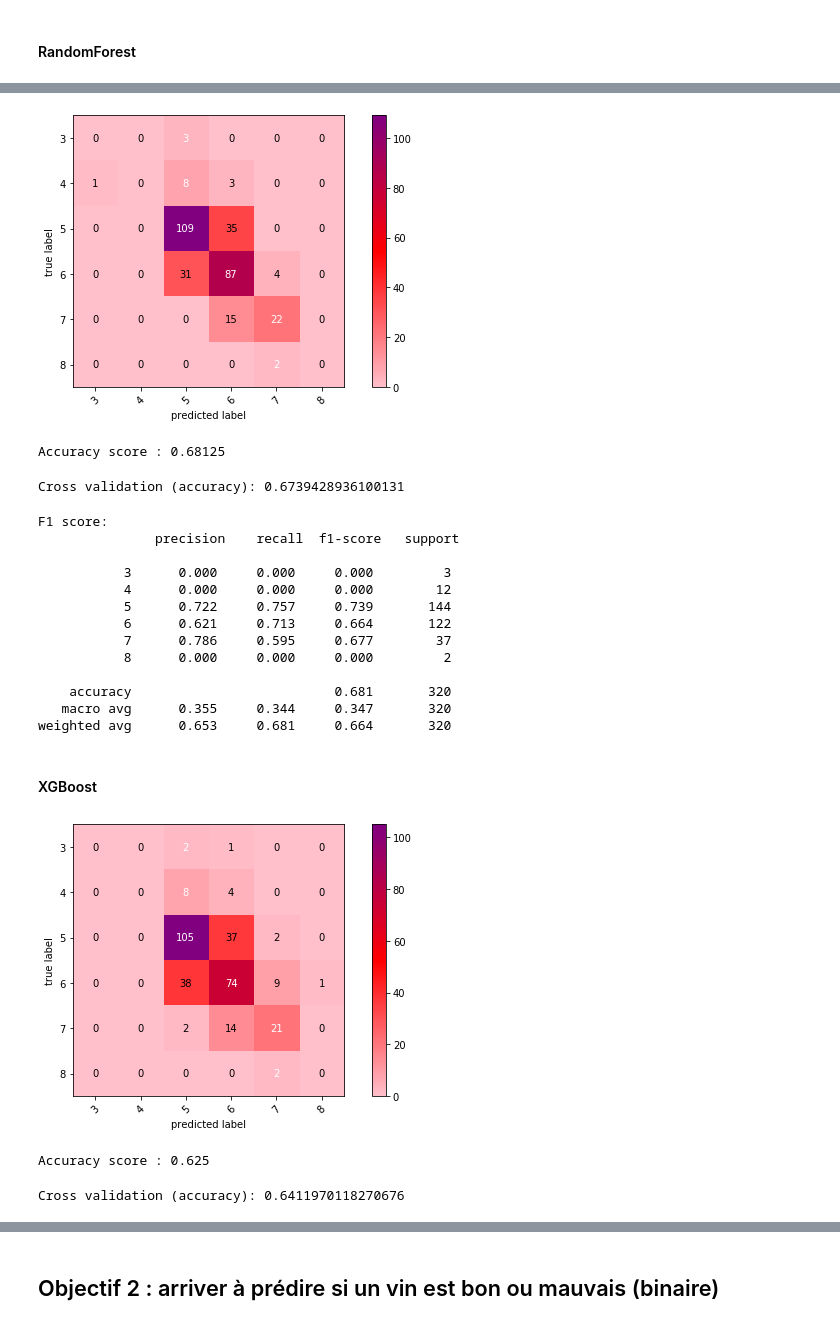
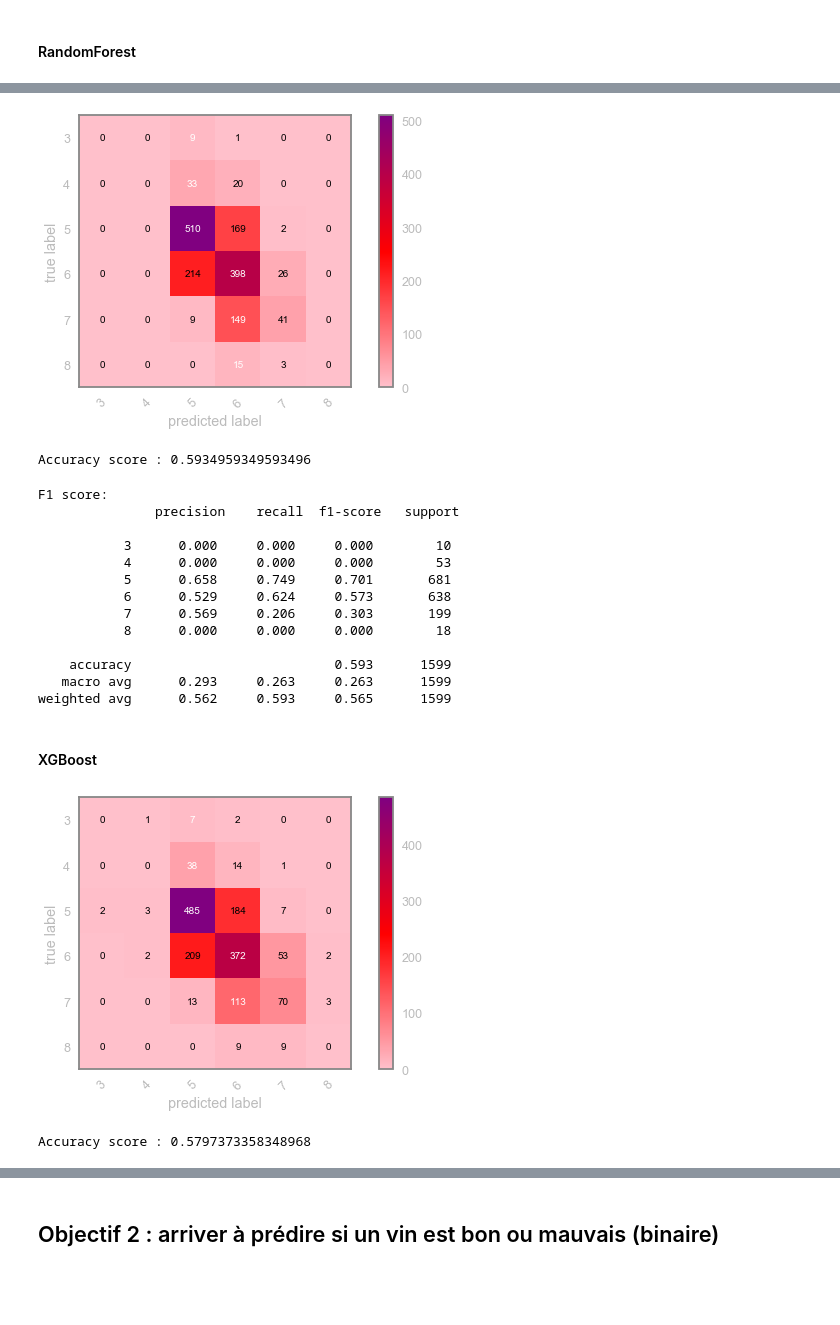
Before and after one commit to alinedebenath/ironhack-datalabs-dataparis0619-pt, a Jupyter notebook: module-3/supervised-learning-project/your-code/my_code.ipynb, the cells around one changed output, grey strips where cells are left out. Drawn from its saved outputs; the diff is of its cells as text; code cells hidden in the pictures; blank space fills up the shorter version.

```diff
--- a/module-3/supervised-learning-project/your-code/my_code.ipynb
+++ b/module-3/supervised-learning-project/your-code/my_code.ipynb
@@ -79,0 +108,2 @@ plt.show()
+# %%
+wine.drop(columns=['free sulfur dioxide','pH'], inplace=True)
@@ -164,39 +249,38 @@ pred_rfc = rfc.predict(X_dev)
+# %%
+rfc = RandomForestClassifier(n_estimators=20, bootstrap=True,
+criterion='gini', max_depth=5,max_features=3,min_samples_split=10)
+pred_rfc=cross_val_predict(rfc, X, y, cv=10)
 # %%
-cm = confusion_matrix(y_dev, pred_rfc)
-fig, ax = plot_confusion_matrix(conf_mat=cm, class_names=linearsvc.classes_,figsize=(10, 5), cmap=cmap2, colorbar=True)
+cm = confusion_matrix(y, pred_rfc)
+fig, ax = plot_confusion_matrix(conf_mat=cm, class_names=['3','4','5','6','7','8'],figsize=(10, 5), cmap=cmap2, colorbar=True)
 b, t = plt.ylim()
 b += 0.5
 t -= 0.5
 plt.ylim(b, t)
 plt.savefig('confusion_matrix_obj1_RFC.png')
 plt.show()
 # %% [output]
-[figure, old version]
+[figure, new version]
 # %%
-print('Accuracy score :',accuracy_score(y_dev, pred_rfc))
+print('Accuracy score :',accuracy_score(y, pred_rfc))
 # %% [output]
-Accuracy score : 0.68125
+Accuracy score : 0.5934959349593496
-# %%
-rfc_eval = cross_val_score(estimator = rfc, X = X_train0, y = y_train0, cv=5, scoring='accuracy')
-print('Cross validation (accuracy):',rfc_eval.mean())
-# %% [output]
-Cross validation (accuracy): 0.6739428936100131
 # %%
-print('F1 score:\n',classification_report(y_dev, pred_rfc, digits=3))
+print('F1 score:\n',classification_report(y, pred_rfc, digits=3))
 # %% [output]
 F1 score:
                precision    recall  f1-score   support
 
-           3      0.000     0.000     0.000         3
-           4      0.000     0.000     0.000        12
-           5      0.722     0.757     0.739       144
-           6      0.621     0.713     0.664       122
-           7      0.786     0.595     0.677        37
-           8      0.000     0.000     0.000         2
+           3      0.000     0.000     0.000        10
+           4      0.000     0.000     0.000        53
+           5      0.658     0.749     0.701       681
+           6      0.529     0.624     0.573       638
+           7      0.569     0.206     0.303       199
+           8      0.000     0.000     0.000        18
 
-    accuracy                          0.681       320
-   macro avg      0.355     0.344     0.347       320
-weighted avg      0.653     0.681     0.664       320
+    accuracy                          0.593      1599
+   macro avg      0.293     0.263     0.263      1599
+weighted avg      0.562     0.593     0.565      1599
 # %% [markdown]
 #### XGBoost
 # %%
@@ -206,6 +291,6 @@ pred_xgboost = xgboost.predict(X_dev)
 # %%
-cm = confusion_matrix(y_dev, pred_xgboost)
-fig, ax = plot_confusion_matrix(conf_mat=cm, class_names=linearsvc.classes_,figsize=(10, 5), cmap=cmap2, colorbar=True)
+cm = confusion_matrix(y, pred_xgboost)
+fig, ax = plot_confusion_matrix(conf_mat=cm, class_names=['3','4','5','6','7','8'],figsize=(10, 5), cmap=cmap2, colorbar=True)
 b, t = plt.ylim()
 b += 0.5
 t -= 0.5
@@ -213,14 +298,9 @@ plt.ylim(b, t)
 plt.savefig('confusion_matrix_obj_XGBoost.png')
 plt.show()
 # %% [output]
-[figure, old version]
+[figure, new version]
 # %%
-print('Accuracy score :',accuracy_score(y_dev, pred_xgboost))
+print('Accuracy score :',accuracy_score(y, pred_xgboost))
 # %% [output]
-Accuracy score : 0.625
+Accuracy score : 0.5797373358348968
-# %%
-xgboost_eval = cross_val_score(estimator = xgboost, X = X_train0, y = y_train0, cv=5, scoring='accuracy')
-print('Cross validation (accuracy):',xgboost_eval.mean())
-# %% [output]
-Cross validation (accuracy): 0.6411970118270676
 # %%
```
Also changed, not shown: parts of 75 cells of this notebook.
